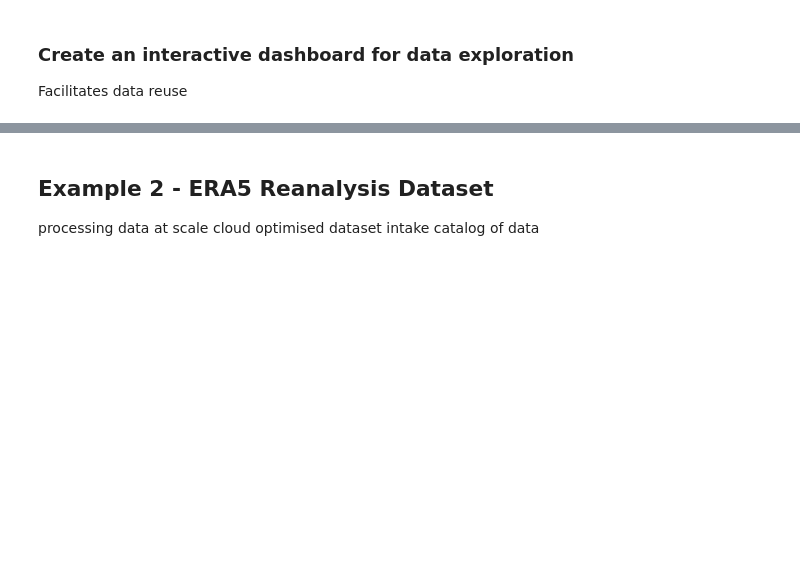
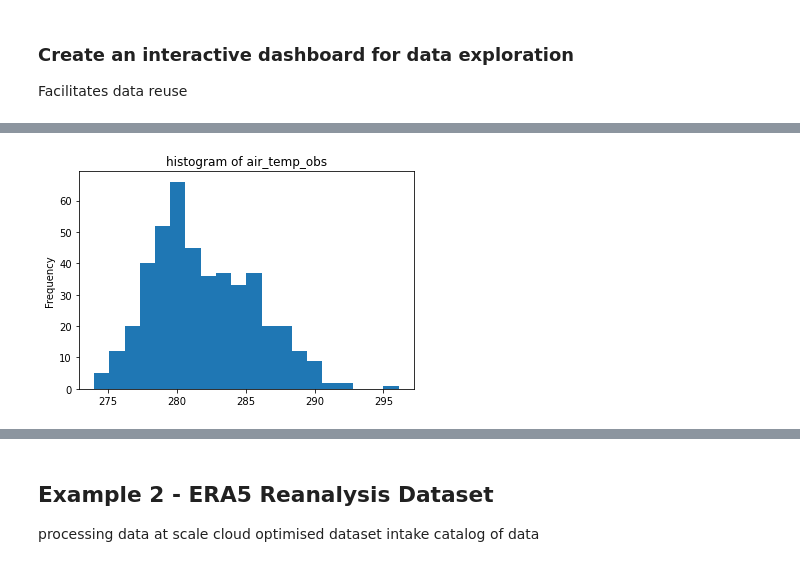
Before and after one commit to informatics-lab/ukrse_2022_mlops_walkthrough, a Jupyter notebook: 02_data_prep.ipynb, the cells around one changed output, grey strips where cells are left out. Saved outputs shown, nothing was run; the diff lists cells and outputs as text; code cells hidden in the pictures; blank space fills up the shorter version.

```diff
--- a/02_data_prep.ipynb
+++ b/02_data_prep.ipynb
@@ -355,3 +346,12 @@ panel.widgets.Select(options=obs_dict)
 # %%
-def do_histogram():
-    passa
+def do_histogram(plotting_df, rotors_feature_name, selected_var, subset):
+    fig1 = matplotlib.pyplot.figure(f'histogram of {selected_var}')
+    ax1 = fig1.add_subplot(1,1,1,title=f'histogram of {selected_var}')
+    if subset == 'all':
+        data_to_plot = plotting_df
+    elif subset == 'no_rotors':
+        data_to_plot = plotting_df[plotting_df[rotors_feature_name] == 0.0]
+    elif subset == 'rotors_present':
+        data_to_plot = plotting_df[plotting_df[rotors_feature_name] == 1.0]
+    _ = data_to_plot[selected_var].plot.hist(bins=20, ax=ax1)
+    return fig1
@@ -371,0 +358,27 @@ def stats_dashboard(select_df, variable)
+# %%
+hist_var_select = panel.widgets.Select(
+    options=obs_dict,
+    name='selected_var',
+)
+# %%
+subset_select = panel.widgets.Select(
+    options = ['all', 'no_rotors', 'rotors_present'],
+    name='subset',
+)
+# %%
+hist_plotter = panel.bind(
+    functools.partial(
+        do_histogram,
+        plotting_df=rotors_df,
+        rotors_feature_name=target_feature_name,
+        ),
+    selected_var=hist_var_select,
+    subset=subset_select,
+)
+# %%
+rotors_dash = panel.Column(
+    panel.widgets.StaticText(value='Rotors Data Exploration Dashboard'),
+    panel.Row(subset_select, hist_var_select),
+    hist_plotter)
+# %% [output]
+[figure, added]
```
Also changed, not shown: parts of 49 cells of this notebook.
